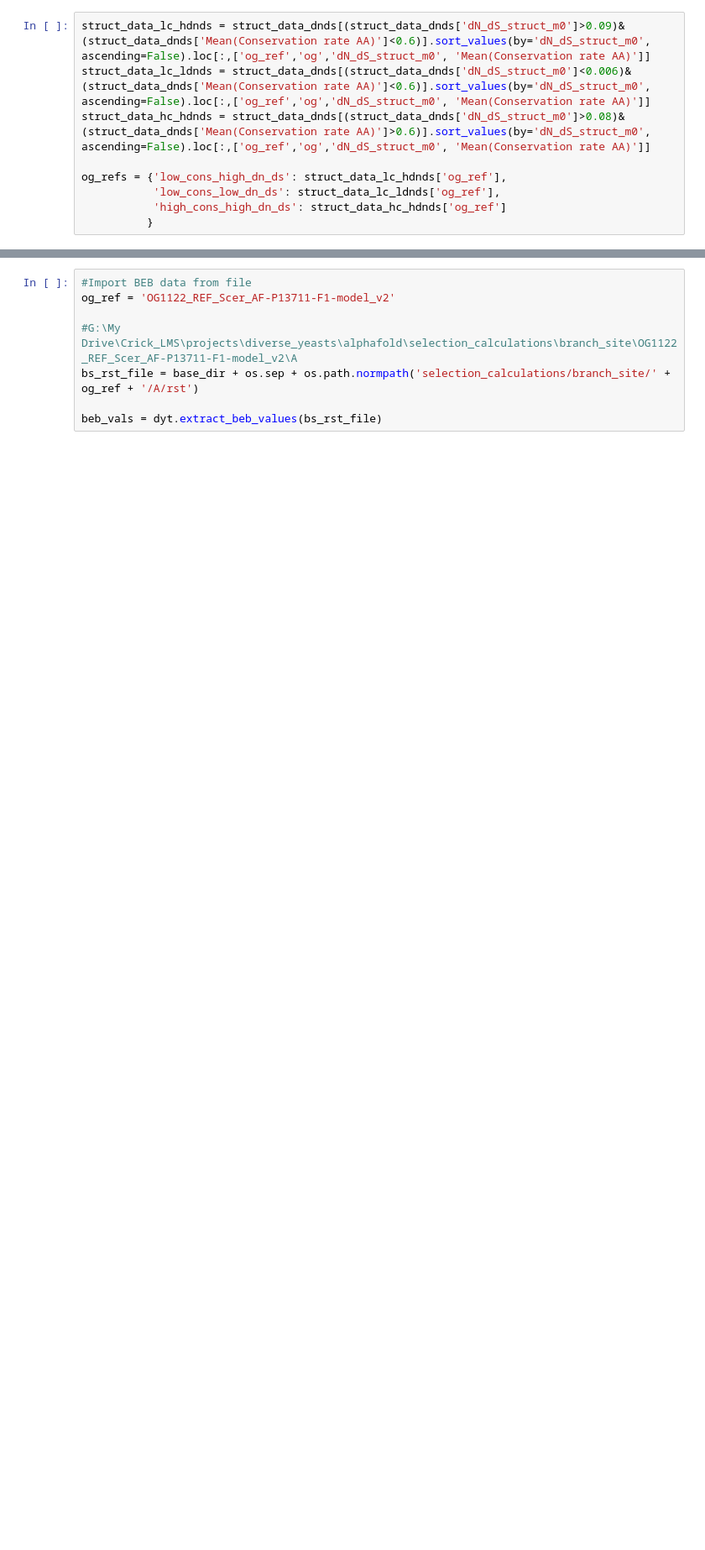
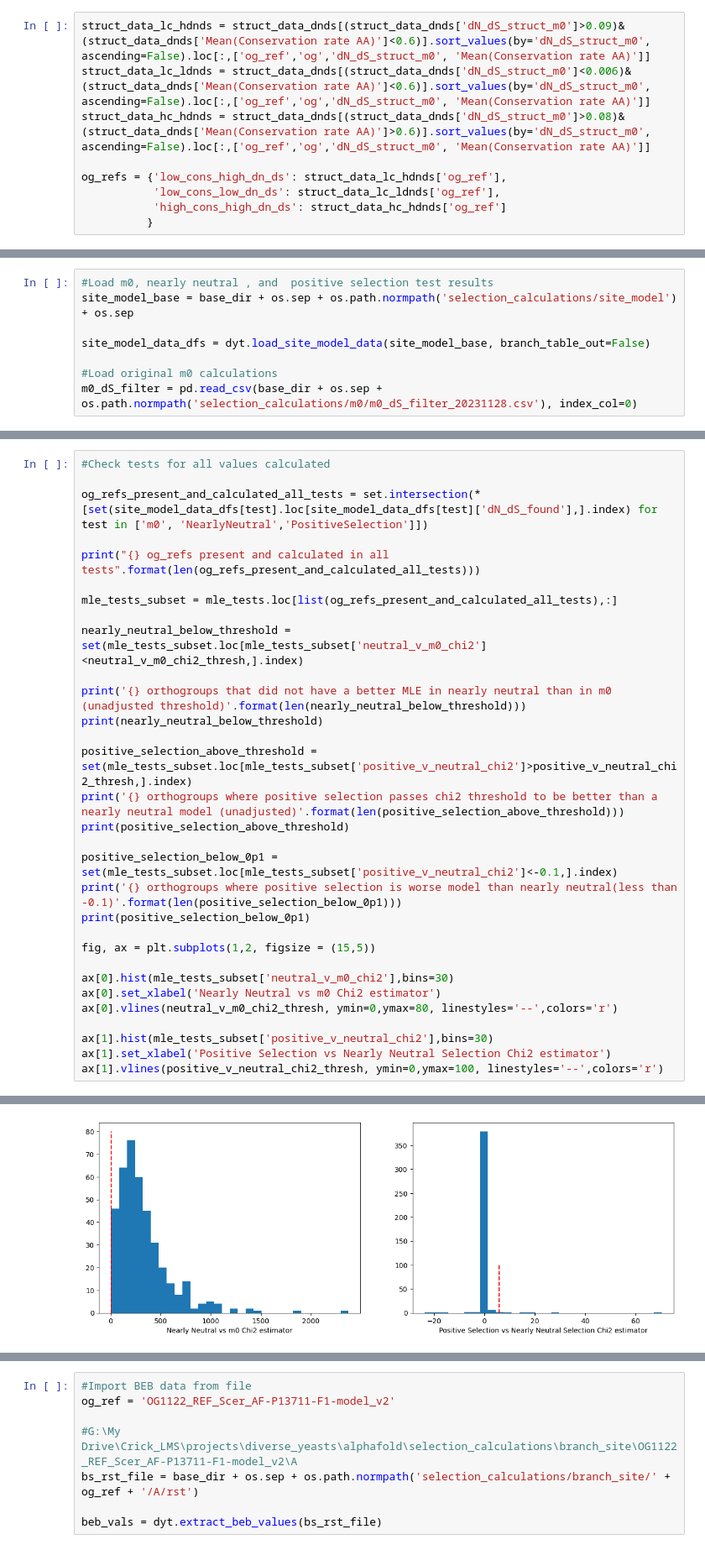
Before and after one commit to heineike02/diverse_yeast, a Jupyter notebook: 20221206_selection_calculations.ipynb, the cells around one changed output, grey strips where cells are left out. Shown at 84% size. Cells and saved outputs as stored; diff of their text form; blank space fills up the shorter version.

```diff
--- a/20221206_selection_calculations.ipynb
+++ b/20221206_selection_calculations.ipynb
@@ -1500,0 +1505,8 @@ og_refs = {'low_cons_high_dn_ds': struct_data_lc_hdnds['og_ref'],
+# %%
+#Load m0, nearly neutral , and  positive selection test results
+site_model_base = base_dir + os.sep + os.path.normpath('selection_calculations/site_model') + os.sep
+
+site_model_data_dfs = dyt.load_site_model_data(site_model_base, branch_table_out=False)
+
+#Load original m0 calculations
+m0_dS_filter = pd.read_csv(base_dir + os.sep + os.path.normpath('selection_calculations/m0/m0_dS_filter_20231128.csv'), index_col=0)
@@ -1500,0 +1613,32 @@ og_refs = {'low_cons_high_dn_ds': struct_data_lc_hdnds['og_ref'],
+# %%
+#Check tests for all values calculated
+
+og_refs_present_and_calculated_all_tests = set.intersection(*[set(site_model_data_dfs[test].loc[site_model_data_dfs[test]['dN_dS_found'],].index) for test in ['m0', 'NearlyNeutral','PositiveSelection']])
+
+print("{} og_refs present and calculated in all tests".format(len(og_refs_present_and_calculated_all_tests)))
+
+mle_tests_subset = mle_tests.loc[list(og_refs_present_and_calculated_all_tests),:]
+
+nearly_neutral_below_threshold = set(mle_tests_subset.loc[mle_tests_subset['neutral_v_m0_chi2']<neutral_v_m0_chi2_thresh,].index)
+
+print('{} orthogroups that did not have a better MLE in nearly neutral than in m0 (unadjusted threshold)'.format(len(nearly_neutral_below_threshold)))
+print(nearly_neutral_below_threshold)
+
+positive_selection_above_threshold = set(mle_tests_subset.loc[mle_tests_subset['positive_v_neutral_chi2']>positive_v_neutral_chi2_thresh,].index)
+print('{} orthogroups where positive selection passes chi2 threshold to be better than a nearly neutral model (unadjusted)'.format(len(positive_selection_above_threshold)))
+print(positive_selection_above_threshold)
+
+positive_selection_below_0p1 = set(mle_tests_subset.loc[mle_tests_subset['positive_v_neutral_chi2']<-0.1,].index)
+print('{} orthogroups where positive selection is worse model than nearly neutral(less than -0.1)'.format(len(positive_selection_below_0p1)))
+print(positive_selection_below_0p1)
+
+fig, ax = plt.subplots(1,2, figsize = (15,5))
+
+ax[0].hist(mle_tests_subset['neutral_v_m0_chi2'],bins=30)
+ax[0].set_xlabel('Nearly Neutral vs m0 Chi2 estimator')
+ax[0].vlines(neutral_v_m0_chi2_thresh, ymin=0,ymax=80, linestyles='--',colors='r')
+
+ax[1].hist(mle_tests_subset['positive_v_neutral_chi2'],bins=30)
+ax[1].set_xlabel('Positive Selection vs Nearly Neutral Selection Chi2 estimator')
+ax[1].vlines(positive_v_neutral_chi2_thresh, ymin=0,ymax=100, linestyles='--',colors='r')
+# %% [output]
@@ -1500,0 +1653 @@ og_refs = {'low_cons_high_dn_ds': struct_data_lc_hdnds['og_ref'],
+[figure, added]
```
Also changed, not shown: parts of 42 cells of this notebook, 18 other files.
